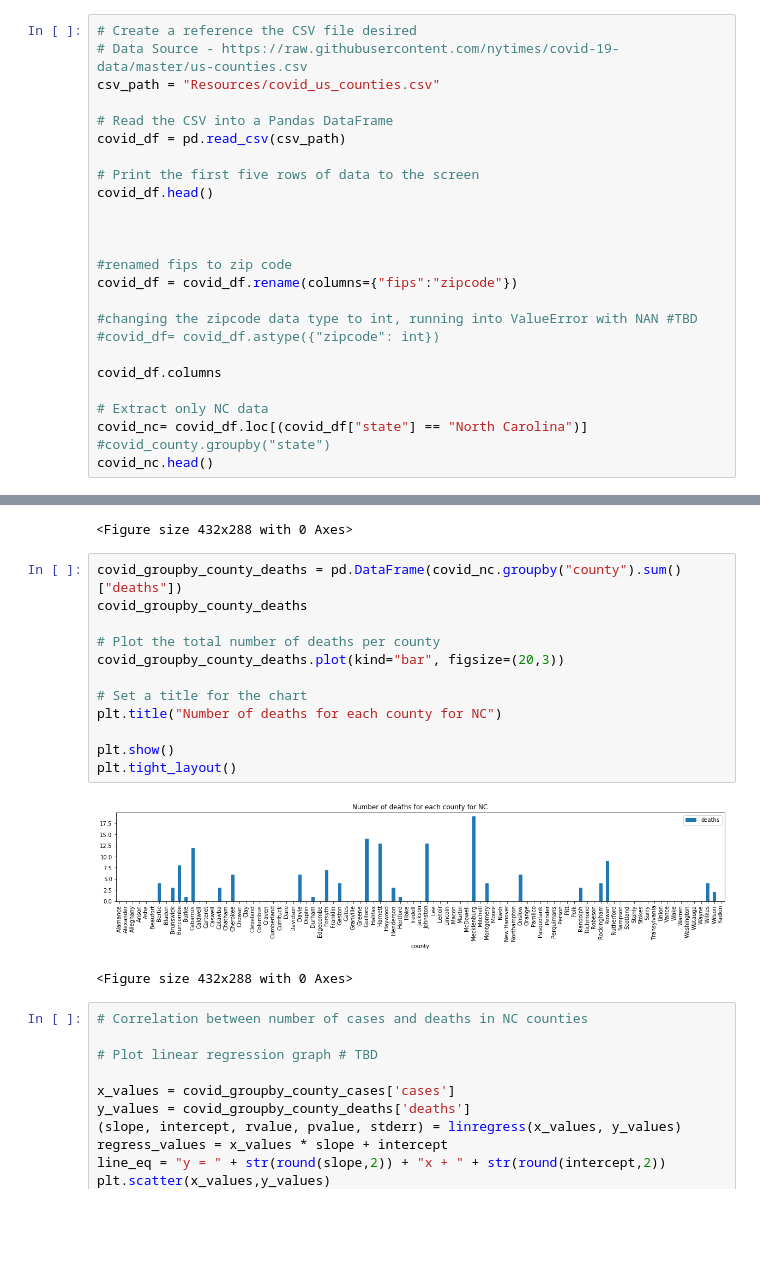
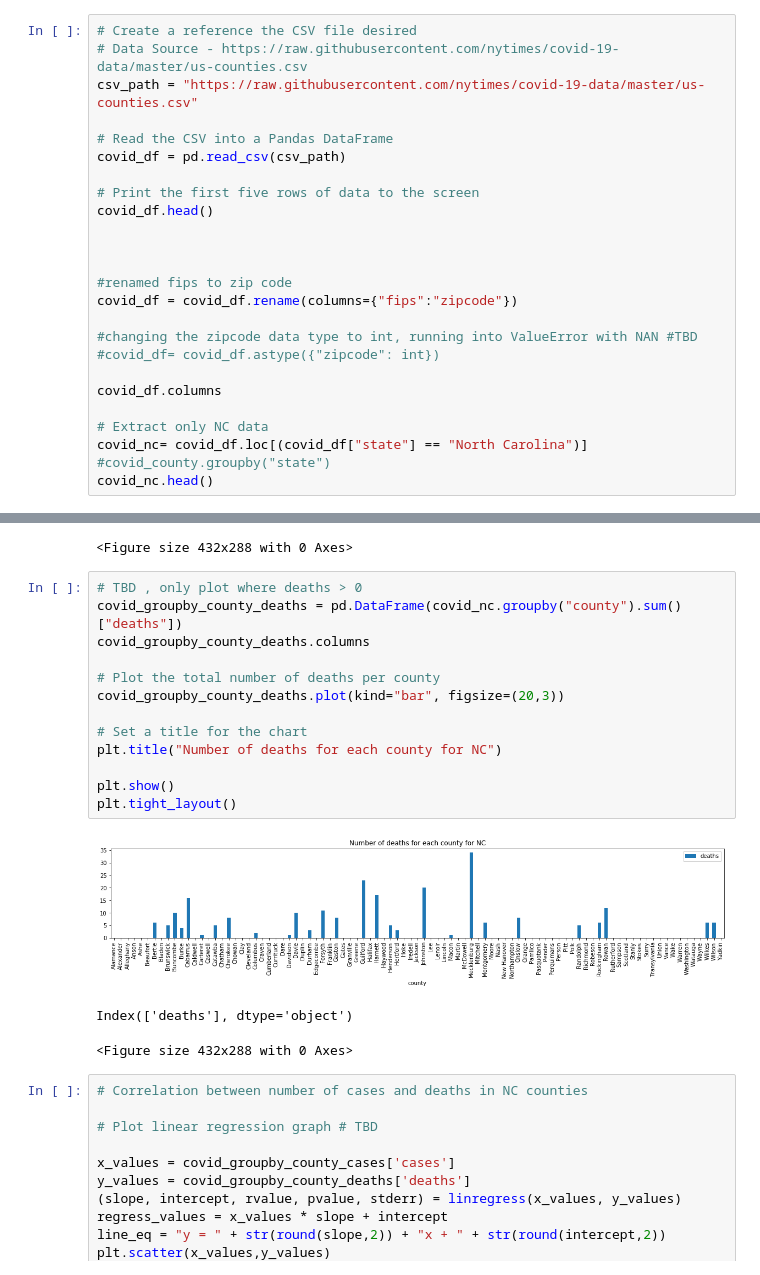
Before and after one commit to jtpeters963/Project-1, a Jupyter notebook: NYTCovid_Data.ipynb, the cells around one changed output, grey strips where cells are left out. Drawn from its saved outputs; the diff is of its cells as text; blank space fills up the shorter version.

```diff
--- a/NYTCovid_Data.ipynb
+++ b/NYTCovid_Data.ipynb
@@ -11,7 +11,7 @@ import datetime
 # %%
 # Create a reference the CSV file desired
 # Data Source - https://raw.githubusercontent.com/nytimes/covid-19-data/master/us-counties.csv
-csv_path = "Resources/covid_us_counties.csv"
+csv_path = "https://raw.githubusercontent.com/nytimes/covid-19-data/master/us-counties.csv"
 
 # Read the CSV into a Pandas DataFrame
 covid_df = pd.read_csv(csv_path)
@@ -61,20 +61,22 @@ plt.tight_layout()
 [figure]
 <Figure size 432x288 with 0 Axes>
 # %%
+# TBD , only plot where deaths > 0
 covid_groupby_county_deaths = pd.DataFrame(covid_nc.groupby("county").sum()["deaths"])
-covid_groupby_county_deaths
+covid_groupby_county_deaths.columns
 
 # Plot the total number of deaths per county
 covid_groupby_county_deaths.plot(kind="bar", figsize=(20,3))
 
 # Set a title for the chart
 plt.title("Number of deaths for each county for NC")
 
 plt.show()
 plt.tight_layout()
 # %% [output]
-[figure, old version]
+[figure, new version]
-<Figure size 432x288 with 0 Axes>
+Index(['deaths'], dtype='object')
+<Figure size 432x288 with 0 Axes>
 # %%
 # Correlation between number of cases and deaths in NC counties
 
```
